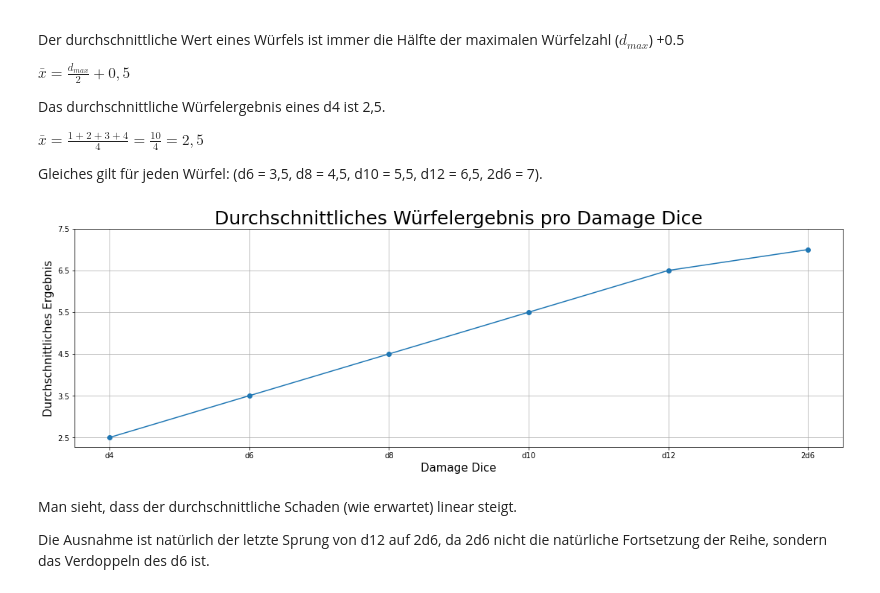
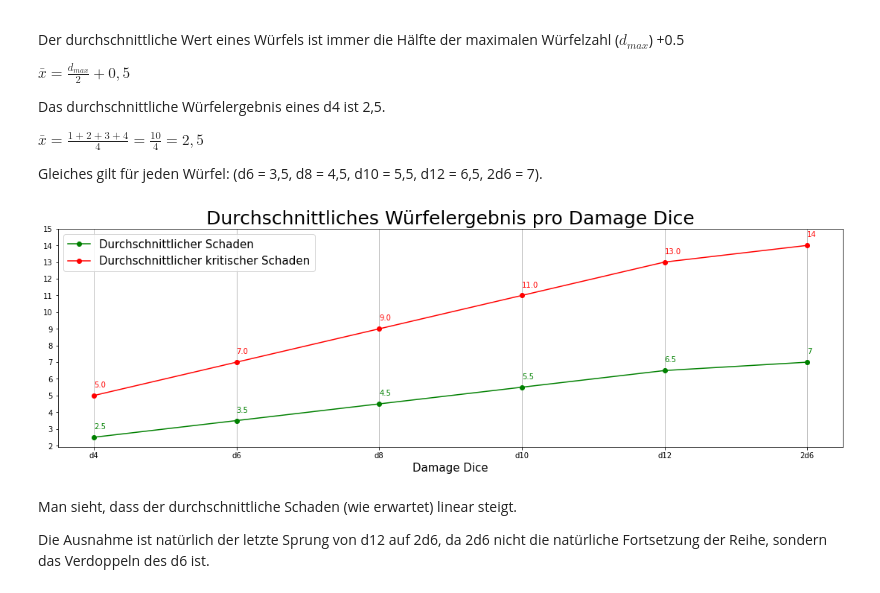
Before and after one commit to AlexSchinnerl/dndMath, a Jupyter notebook: damageCalculation.ipynb, the cells around one changed output. Cells and saved outputs as stored; diff of their text form; code cells hidden in the pictures.

```diff
--- a/damageCalculation.ipynb
+++ b/damageCalculation.ipynb
@@ -266,7 +266,7 @@ advDF
 
 X = advDF.index
 yerror = list(advDF["mit Advantage"]-advDF["Trefferwahrscheinlichkeit"])
-fig, ax = plt.subplots(figsize=(15,10), layout="constrained", facecolor="white")
+fig, ax = plt.subplots(figsize=(15,15), layout="constrained", facecolor="white")
 ax.errorbar(X, y=advDF["Trefferwahrscheinlichkeit"], yerr=yerror, fmt="-o", label= "Base")
 ax.plot(X, advDF["mit Advantage"], "--go", label= "Advantage")
 ax.plot(X, advDF["mit Disadvantage"], "--ro", label= "Disadvantage")
@@ -368,19 +368,23 @@ Gleiches gilt für jeden Würfel: (d6 = 3,5, d8 = 4,5, d10 = 5,5, d12 = 6,5, 2d6
 # %%
 X = ["d4","d6","d8","d10","d12","2d6"]
 Y = [2.5,3.5,4.5,5.5,6.5,7]
-# yerror = list(advDF["mit Advantage"]-advDF["Trefferwahrscheinlichkeit"])
+Y2 = [i*2 for i in Y]
 fig, ax = plt.subplots(figsize=(15,5), layout="constrained", facecolor="white")
-ax.plot(X, Y, "-o", label="Durchschnittlicher Schaden")
-ax.grid(True)
-Y[-1:] = [7.5] # change last element for ticks
-ax.set_yticks(ticks=Y)
+ax.plot(X, Y, "-go", label="Durchschnittlicher Schaden")
+ax.plot(X, Y2, "-ro", label="Durchschnittlicher kritischer Schaden")
+ax.grid(True, axis="x")
+ax.set_yticks(ticks=list(range(2,16)))
 ax.set_xlabel("Damage Dice", fontsize=TICKSIZE)
-ax.set_ylabel("Durchschnittliches Ergebnis", fontsize=TICKSIZE)
 ax.set_title("Durchschnittliches Würfelergebnis pro Damage Dice", fontsize=TITLESIZE)
+ax.legend(loc="best", fontsize=TICKSIZE)
+
+for x,y,y2 in zip(X, Y, Y2):
+    ax.annotate(text=f"{y}", xy=(x, y+0.5), color="g")
+    ax.annotate(text=f"{y2}", xy=(x, y2+0.5), color="r")
 plt.savefig("output/Damage_Dice_Avg", facecolor=fig.get_facecolor(), dpi=300.0)
 plt.show()
 # %% [output]
-[figure, old version]
+[figure, new version]
 # %% [markdown]
 Man sieht, dass der durchschnittliche Schaden (wie erwartet) linear steigt.
 
```
Also changed, not shown: parts of 3 cells of this notebook.
